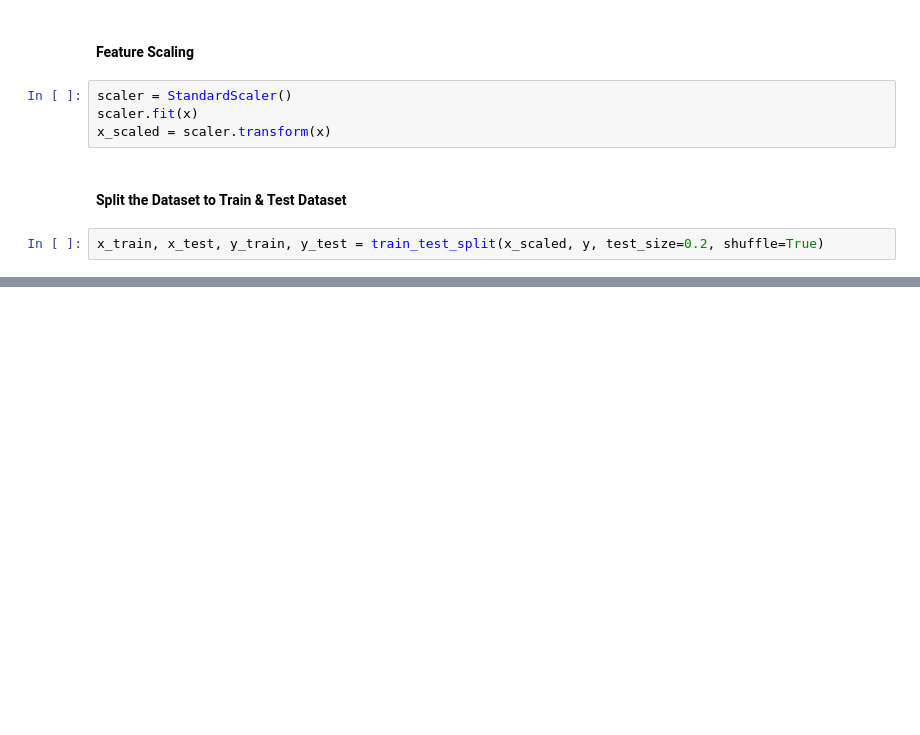
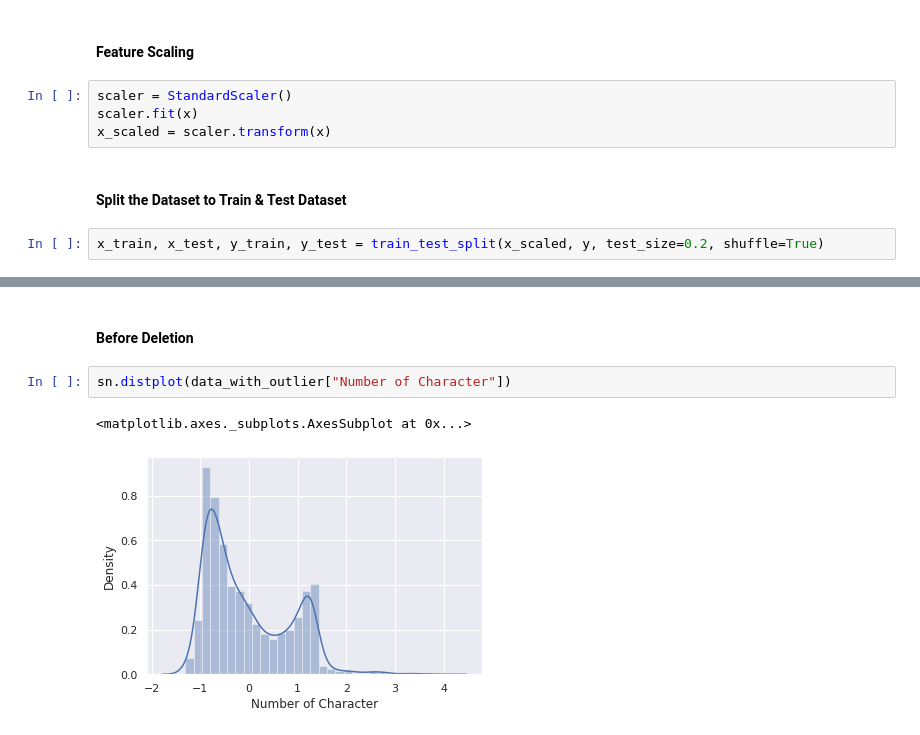
Before and after one commit to mojtabaSefidi/Spam-Message-Recognition, a Jupyter notebook: Spam_Message_Recognition.ipynb, the cells around one changed output, grey strips where cells are left out. Cells and saved outputs as stored; diff of their text form; blank space fills up the shorter version.

```diff
--- a/Spam_Message_Recognition.ipynb
+++ b/Spam_Message_Recognition.ipynb
@@ -155,0 +205,7 @@ x_train, x_test, y_train, y_test = train_test_split(x_scaled, y, test_size=0.2,
+# %% [markdown]
+#### Before Deletion
+# %%
+sn.distplot(data_with_outlier["Number of Character"])
+# %% [output]
+<matplotlib.axes._subplots.AxesSubplot at 0x...>
+[figure, added]
```
Also changed, not shown: parts of 13 cells of this notebook.
